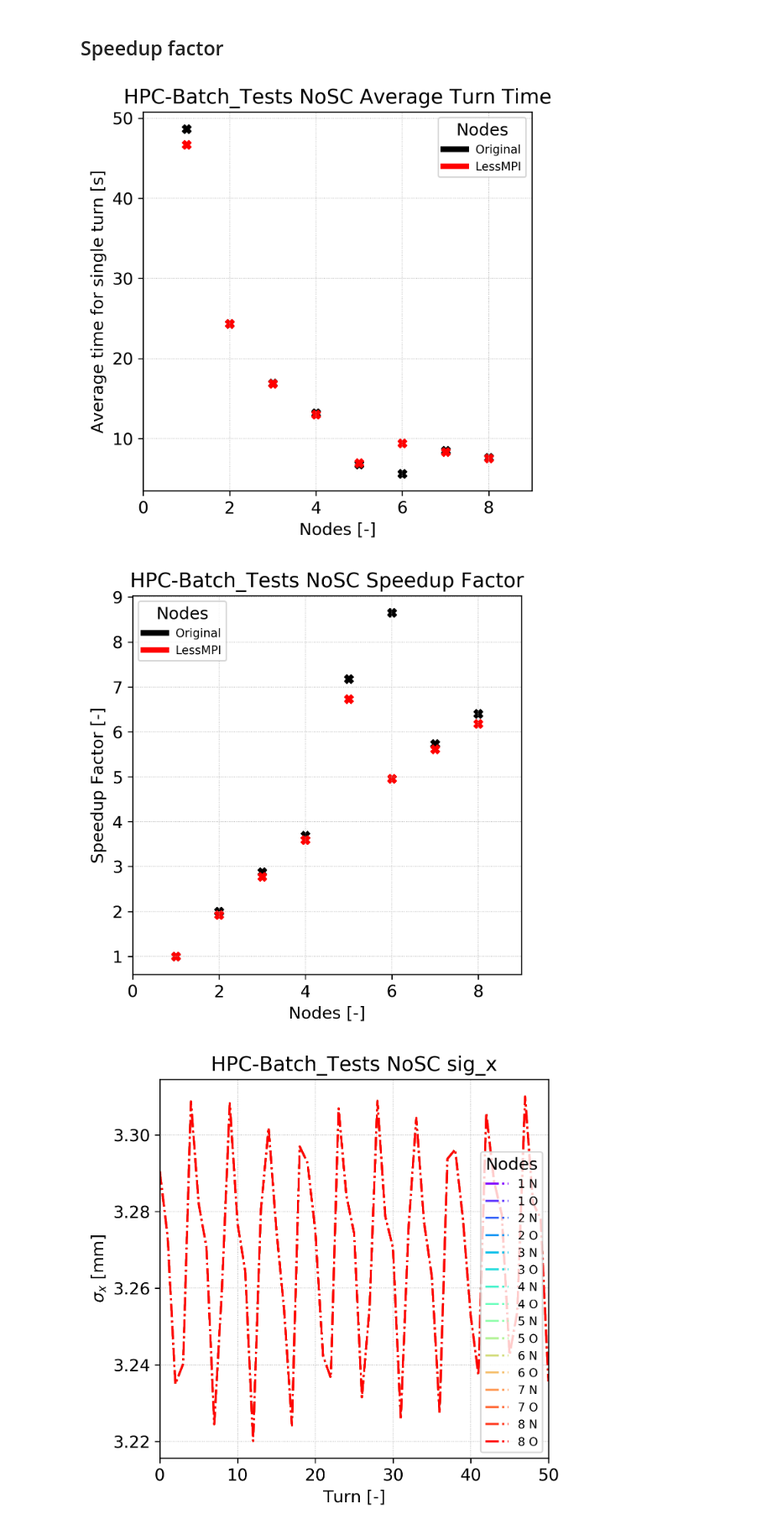
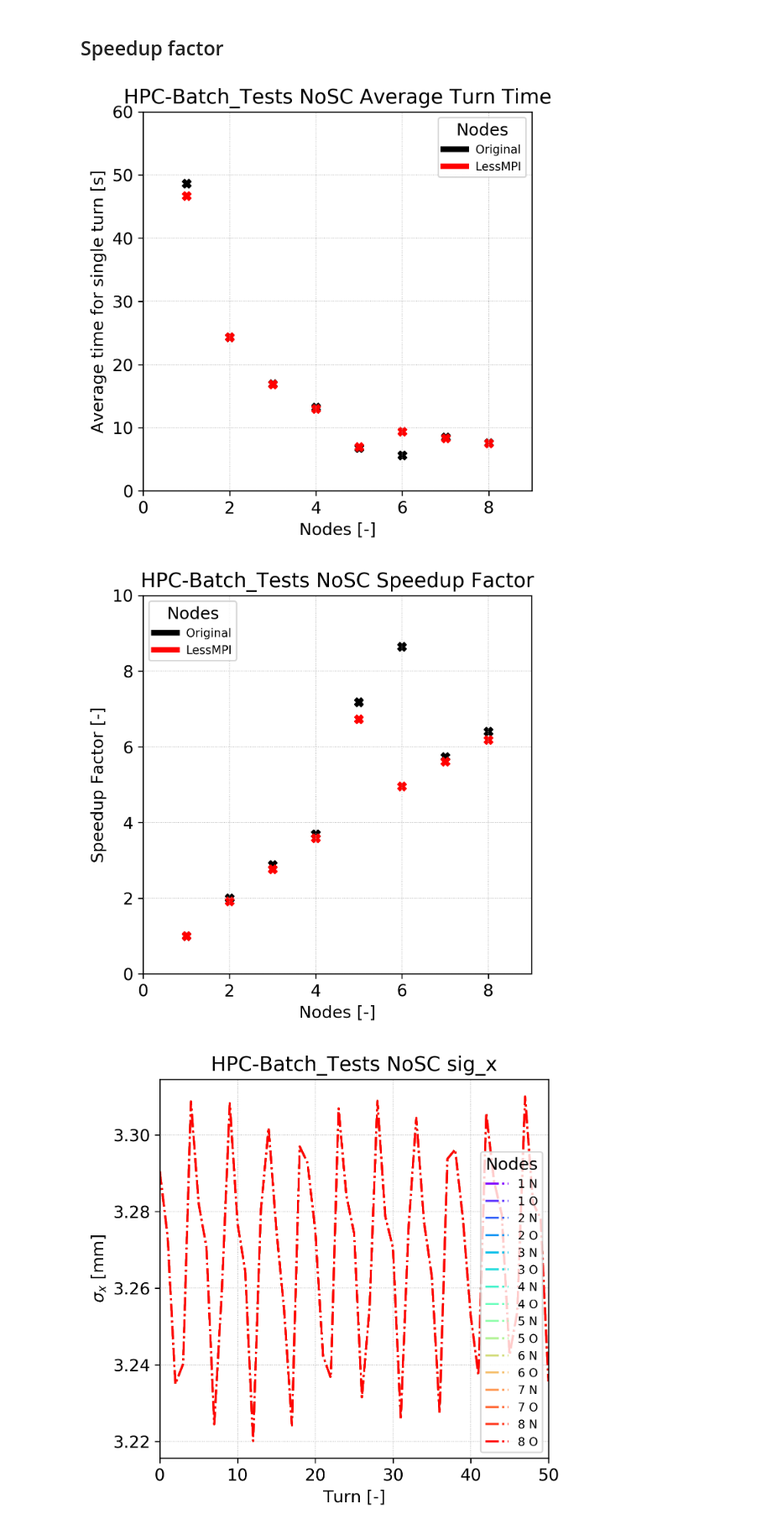
Before and after one commit to HaroonRafique/PyORBIT_SC_Optimisation, a Jupyter notebook: 02_NoSC/HPC-Batch_Runtimes.ipynb, the cells around one changed output. Shown at 84% size. Cells and saved outputs as stored; diff of their text form; code cells hidden in the pictures.

```diff
--- a/02_NoSC/HPC-Batch_Runtimes.ipynb
+++ b/02_NoSC/HPC-Batch_Runtimes.ipynb
@@ -192,6 +194,7 @@ ax1.scatter(nodes_O, av_turn_time_O, color='k', marker='X');
 ax1.scatter(nodes_N, av_turn_time_N, color='r', marker='X');
 
 ax1.set_xlim(0,9);
+ax1.set_ylim(0,60);
 
 c_it = c_it + 1;
 
@@ -204,7 +207,7 @@ ax1.grid(ls=':', lw=0.5)
 savename = save_folder + '/' + Case + '_' + parameter + '_average.png'
 plt.savefig(savename, dpi = 800);
 # %% [output]
-[figure, old version]
+[figure, new version]
 # %%
 parameter = 'turn_duration'
 
@@ -226,34 +229,35 @@ av_turn_time_O = []
 av_turn_time_N = []
 
 av_1_O = np.mean(dd1['1 O'][parameter][0])
 av_1_N = np.mean(dd1['1 N'][parameter][0])
 
 for key, value in sorted(dd1.iteritems()):
     if 'O' in key:
         ls = ':'
         av_turn_time_O.append(1/(np.mean(dd1[key][parameter][0])/av_1_O))
         nodes_O.append(int(key[0]))
     else:
         ls = '-'
         av_turn_time_N.append(1/(np.mean(dd1[key][parameter][0])/av_1_N))
         nodes_N.append(int(key[0]))
 
 ax1.scatter(nodes_O, av_turn_time_O, color='k', marker='X');
 ax1.scatter(nodes_N, av_turn_time_N, color='r', marker='X');
 
 ax1.set_xlim(0,9);
+ax1.set_ylim(0,10);
 
 c_it = c_it + 1;
 
 custom_lines = [Line2D([0], [0], color='k', lw=4), Line2D([0], [0], color='r', lw=4)]
 
 ax1.legend(custom_lines, ['Original', 'LessMPI'], fontsize='x-small', loc=2, title=legend_label)
 ax1.grid(ls=':', lw=0.5)
 
 savename = save_folder + '/' + Case + '_' + parameter + '_speedup.png'
 plt.savefig(savename, dpi = 800);
 # %% [output]
-[figure, old version]
+[figure, new version]
 # %%
 parameter = 'sig_x'
 
```
Also changed, not shown: parts of 1 cell of this notebook, 15 other files.
